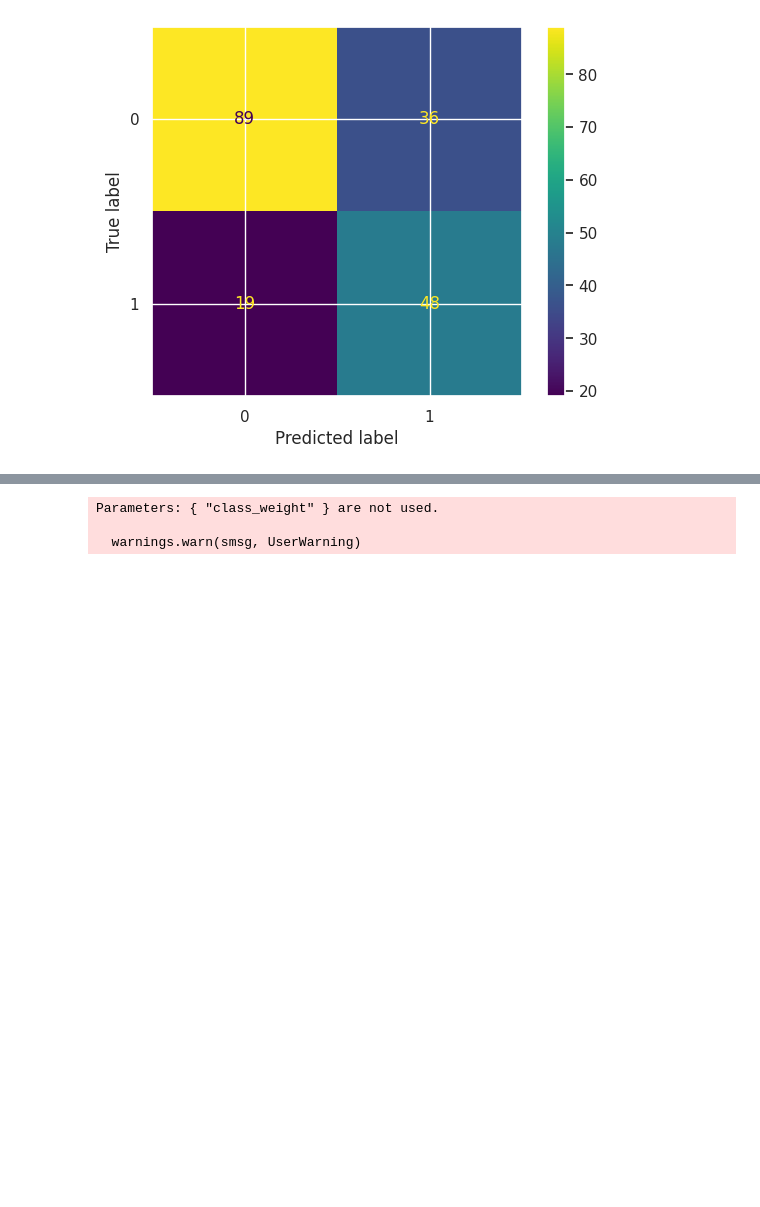
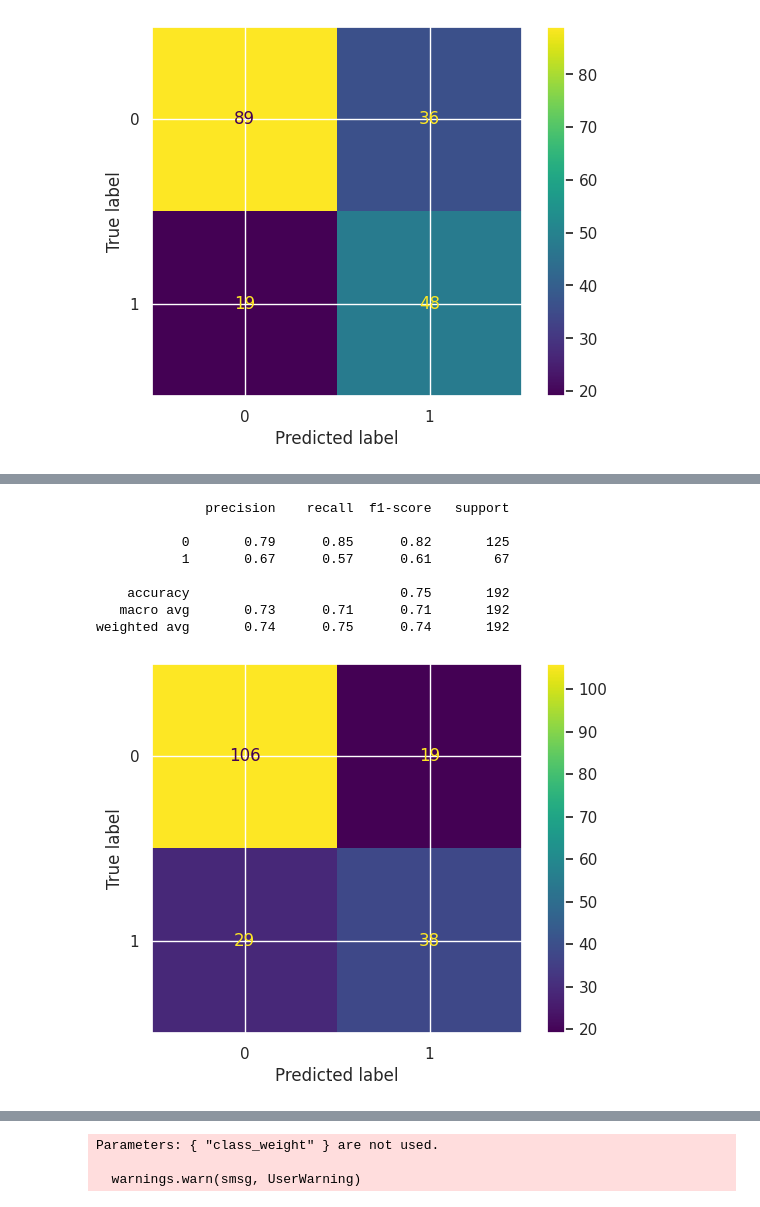
Before and after one commit to dianysof/Decision_Tree_Project, a Jupyter notebook: src/explore.ipynb, the cells around one changed output, grey strips where cells are left out. Saved outputs shown, nothing was run; the diff lists cells and outputs as text; code cells hidden in the pictures; blank space fills up the shorter version.

Commit message:
Random Forest done

```diff
--- a/src/explore.ipynb
+++ b/src/explore.ipynb
@@ -199,3 +202,10 @@ plt.show()
    macro avg       0.70      0.71      0.70       192
 weighted avg       0.74      0.71      0.72       192
 [figure]
+# %%
+#RandomForest
+rf = Pipeline(steps=[
+    ('preprocessor', preprocessor),
+    ('classifier', RandomForestClassifier(class_weight='balanced'))
+])
+rf.fit(X_train,y_train)
@@ -201,0 +226,17 @@ weighted avg       0.74      0.71      0.72       192
+# %%
+y_hat = rf.predict(X_test)
+print(classification_report(y_test,y_hat))
+cm = confusion_matrix(y_test,y_hat)
+ConfusionMatrixDisplay(confusion_matrix=cm,
+                       display_labels=rf.classes_).plot()
+plt.show()
+# %% [output]
+              precision    recall  f1-score   support
+
+           0       0.79      0.85      0.82       125
+           1       0.67      0.57      0.61        67
+
+    accuracy                           0.75       192
+   macro avg       0.73      0.71      0.71       192
+weighted avg       0.74      0.75      0.74       192
+[figure, added]
```
Also changed, not shown: parts of 8 cells of this notebook.
